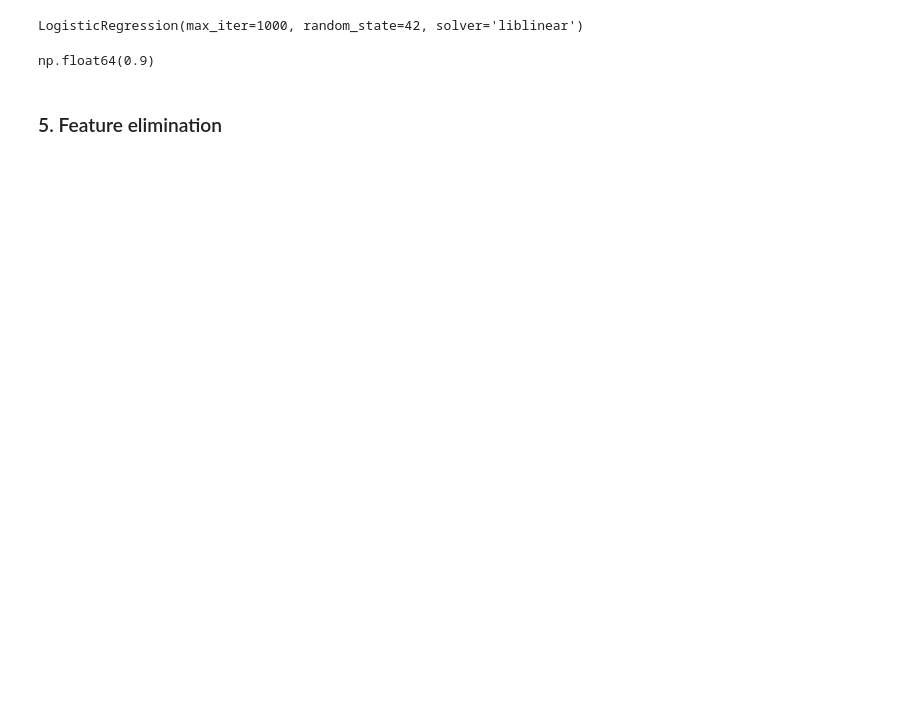
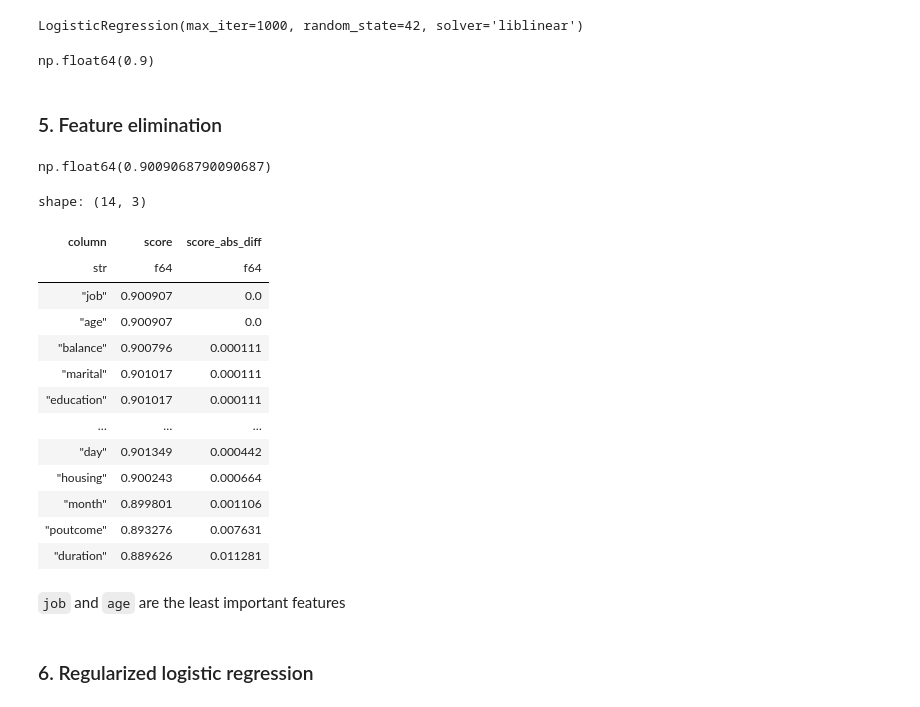
Before and after one commit to NikkiSatmaka/ml-zoomcamp, a Jupyter notebook: notebooks/homework_03.ipynb, the cells around one changed output. Drawn from its saved outputs; the diff is of its cells as text; code cells hidden in the pictures; blank space fills up the shorter version.

```diff
--- a/notebooks/homework_03.ipynb
+++ b/notebooks/homework_03.ipynb
@@ -239,0 +231,3 @@ X_val = np.hstack(
+# %%
+X_train = prepare_X(df_train, ohe, categorical, numerical)
+X_val = prepare_X(df_val, ohe, categorical, numerical)
@@ -240,5 +236,10 @@ X_val = np.hstack(
 # %%
-model = LogisticRegression(solver="liblinear", C=1.0, max_iter=1000, random_state=seed)
+model = LogisticRegression(
+    solver="liblinear",
+    C=1.0,
+    max_iter=1000,
+    random_state=seed,
+)
 model.fit(X_train, y_train)
 # %% [output]
 LogisticRegression(max_iter=1000, random_state=42, solver='liblinear')
@@ -252,3 +253,45 @@ churn_decision = y_pred >= 0.5
 np.float64(0.9)
 # %% [markdown]
 ### 5. Feature elimination
+# %%
+base_score = get_churn_score_pipeline(
+    df_train, df_val, y_train, y_val, categorical, numerical
+)
+base_score
+# %% [output]
+np.float64(0.9009068790090687)
+# %%
+scores_without_feat = {}
+for c in categorical + numerical:
+    new_cat_cols = [_ for _ in categorical if _ != c]
+    new_num_cols = [_ for _ in numerical if _ != c]
+    score = get_churn_score_pipeline(
+        df_train, df_val, y_train, y_val, new_cat_cols, new_num_cols
+    )
+    scores_without_feat[c] = score
+
+df_scores = pl.DataFrame(scores_without_feat)
+df_scores = df_scores.transpose(
+    include_header=True, column_names=["score"]
+).with_columns((pl.col("score") - pl.lit(base_score)).abs().name.suffix("_abs_diff"))
+# %%
+df_scores.sort("score_abs_diff")
+# %% [output]
+shape: (14, 3)
+| column | score | score_abs_diff |
+| str | f64 | f64 |
+| "job" | 0.900907 | 0.0 |
+| "age" | 0.900907 | 0.0 |
+| "balance" | 0.900796 | 0.000111 |
+| "marital" | 0.901017 | 0.000111 |
+| "education" | 0.901017 | 0.000111 |
+| … | … | … |
+| "day" | 0.901349 | 0.000442 |
+| "housing" | 0.900243 | 0.000664 |
+| "month" | 0.899801 | 0.001106 |
+| "poutcome" | 0.893276 | 0.007631 |
+| "duration" | 0.889626 | 0.011281 |
+# %% [markdown]
+`job` and `age` are the least important features
+# %% [markdown]
+### 6. Regularized logistic regression
```
Also changed, not shown: parts of 6 cells of this notebook.
